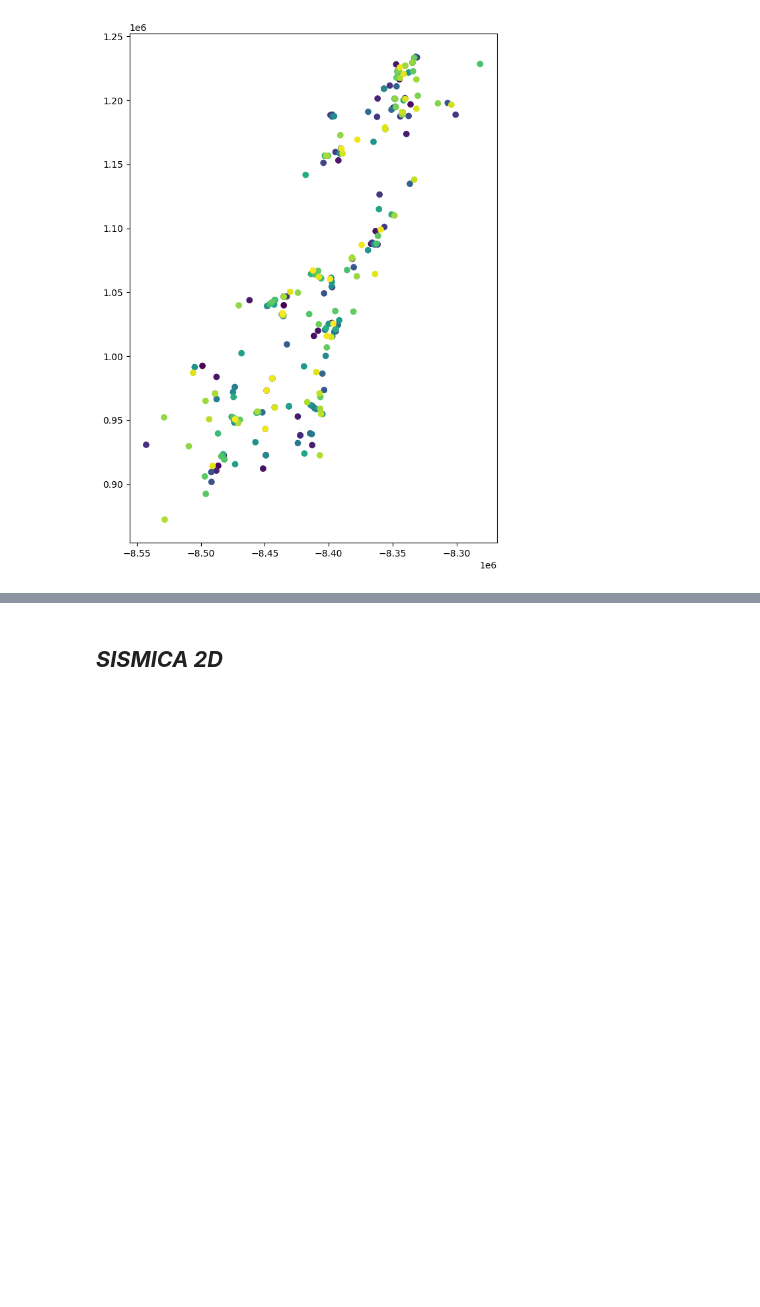
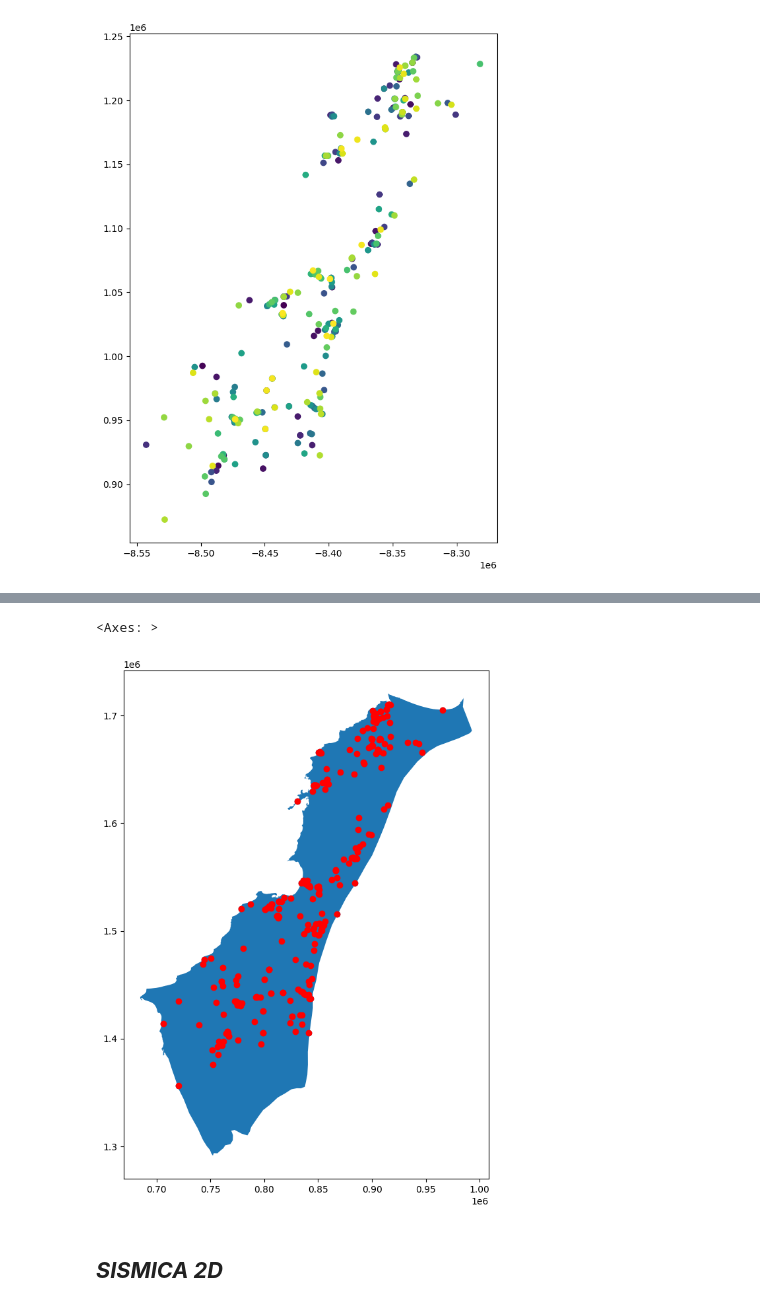
Before and after one commit to Anggarciaar/Proyecto_AnalisisGeoespacial, a Jupyter notebook: Proyecto_AnalisisGeoespacial.ipynb, the cells around one changed output, grey strips where cells are left out. Saved outputs shown, nothing was run; the diff lists cells and outputs as text; code cells hidden in the pictures; blank space fills up the shorter version.

```diff
--- a/Proyecto_AnalisisGeoespacial.ipynb
+++ b/Proyecto_AnalisisGeoespacial.ipynb
@@ -206,3 +121,5 @@ fig, ax = plt.subplots(figsize=(12,10))
 Cuencas.plot(column='NOMBRE', ax=ax);
 # %% [output]
 [figure]
+# %%
+SSJ = gpd.read_file("/content/drive/MyDrive/DATA_ProyectoAG/Datos creados/Sinu_SanJacinto.shp")
@@ -275,7 +299,7 @@ import pandas as pd
 # %%
 import geopandas as gpd
 # %%
-Pozos = gpd.read_file("/content/drive/MyDrive/DATA_ProyectoAG/Datos creados/Pozos.shp")
+Pozos = gpd.read_file("/content/drive/MyDrive/DATA_ProyectoAG/Datos creados/Pozos_.shp")
 # %%
 Pozos.info()
 # %% [output]
@@ -318,0 +335,3 @@ Sismica.plot(ax=axs[1]);
+# %%
+appending = SSJ.geometry.append(Pozos.geometry)
+appending.sample(290)
@@ -319,3 +351,10 @@ Sismica.plot(ax=axs[1]);
+# %%
+fig, ax = plt.subplots(figsize=(12,10))
+appending.plot(ax=ax)
+Pozos.plot(ax=ax, color='red')
+# %% [output]
+<Axes: >
+[figure, added]
 # %% [markdown]
 ## ***SISMICA 2D***
 # %%
```
Also changed, not shown: parts of 27 cells of this notebook.
